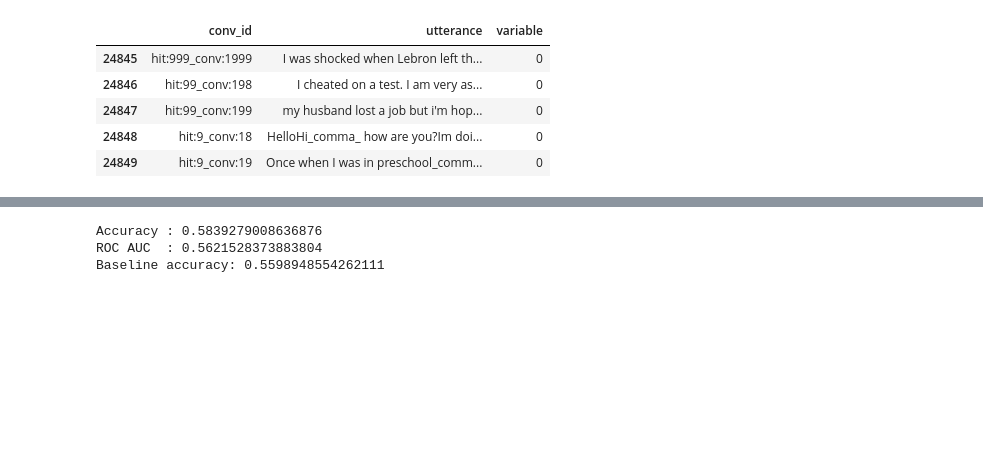
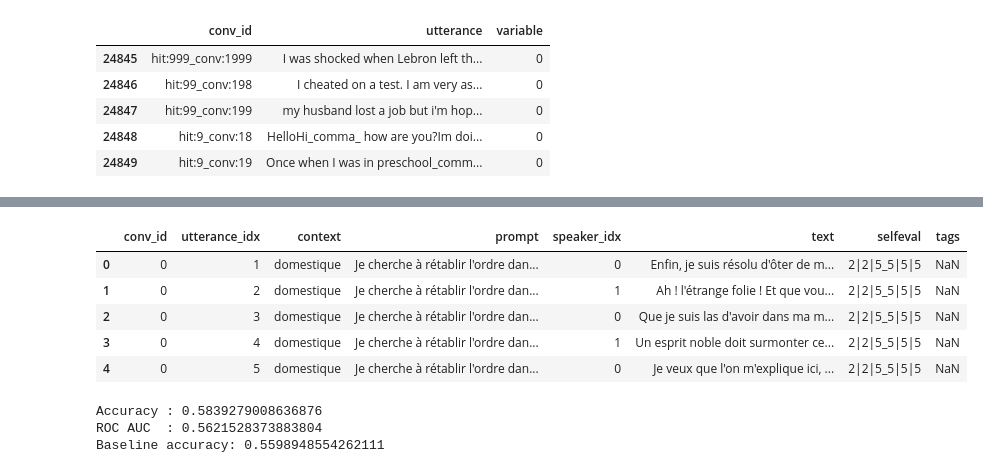
Before and after one commit to telecom-projet-nlp/human-gpt-linguistic-differences, a Jupyter notebook: notebook/Notebook William.ipynb, the cells around one changed output, grey strips where cells are left out. Saved outputs shown, nothing was run; the diff lists cells and outputs as text; code cells hidden in the pictures; blank space fills up the shorter version.

```diff
--- a/notebook/Notebook William.ipynb
+++ b/notebook/Notebook William.ipynb
@@ -668,0 +667,11 @@ dial_human3.head(10)
+# %%
+df_moliere = pd.read_csv("../data/moliere_clean.csv")
+df_moliere = df_moliere.rename({'utterance': 'text'}, axis=1)
+df_moliere.head()
+# %% [output]
+|  | conv_id | utterance_idx | context | prompt | speaker_idx | text | selfeval | tags |
+| 0 | 0 | 1 | domestique | Je cherche à rétablir l'ordre dan... | 0 | Enfin, je suis résolu d'ôter de m... | 2|2|5_5|5|5 | NaN |
+| 1 | 0 | 2 | domestique | Je cherche à rétablir l'ordre dan... | 1 | Ah ! l'étrange folie ! Et que vou... | 2|2|5_5|5|5 | NaN |
+| 2 | 0 | 3 | domestique | Je cherche à rétablir l'ordre dan... | 0 | Que je suis las d'avoir dans ma m... | 2|2|5_5|5|5 | NaN |
+| 3 | 0 | 4 | domestique | Je cherche à rétablir l'ordre dan... | 1 | Un esprit noble doit surmonter ce... | 2|2|5_5|5|5 | NaN |
+| 4 | 0 | 5 | domestique | Je cherche à rétablir l'ordre dan... | 0 | Je veux que l'on m'explique ici, ... | 2|2|5_5|5|5 | NaN |
```
Also changed, not shown: parts of 2 cells of this notebook.
